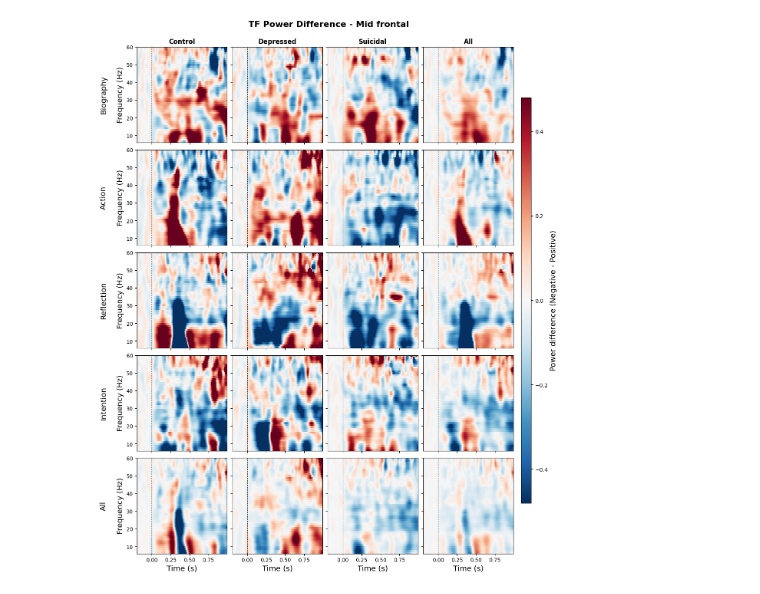
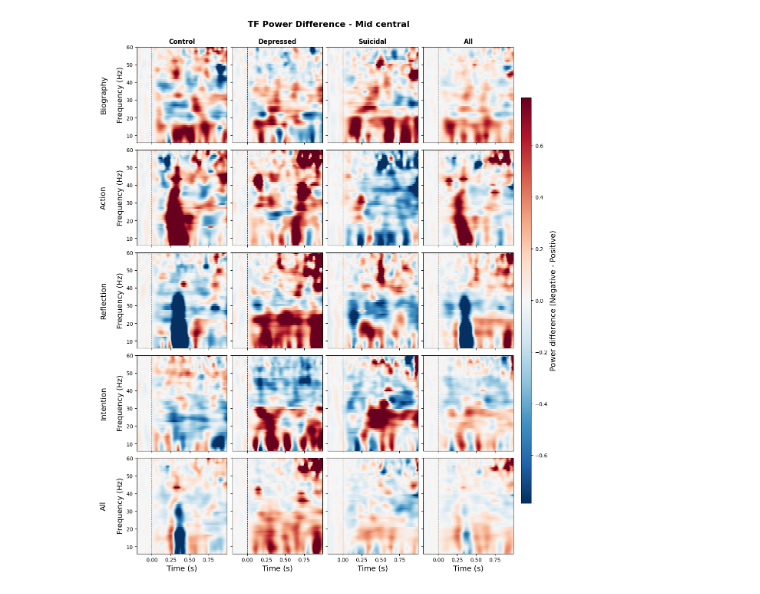
Before and after one commit to lyricists/TFdecoding, a Jupyter notebook: TFplot.ipynb, the cells around one changed output. Saved outputs shown, nothing was run; the diff lists cells and outputs as text; code cells hidden in the pictures.

```diff
--- a/TFplot.ipynb
+++ b/TFplot.ipynb
@@ -182,12 +182,12 @@ def plot_trf_diff_grid(
 # %%
 plot_trf_diff_grid(
     data=results,
     time=times,
     freqs=freqs,
-    channel=1,
+    channel=4,
     toi_names=toi_names,
     group_indices=group_indices,
     channel_names=channel_names,
 )
 # %% [output]
-[figure, old version]
+[figure, new version]
```
Also changed, not shown: 2 other files.
